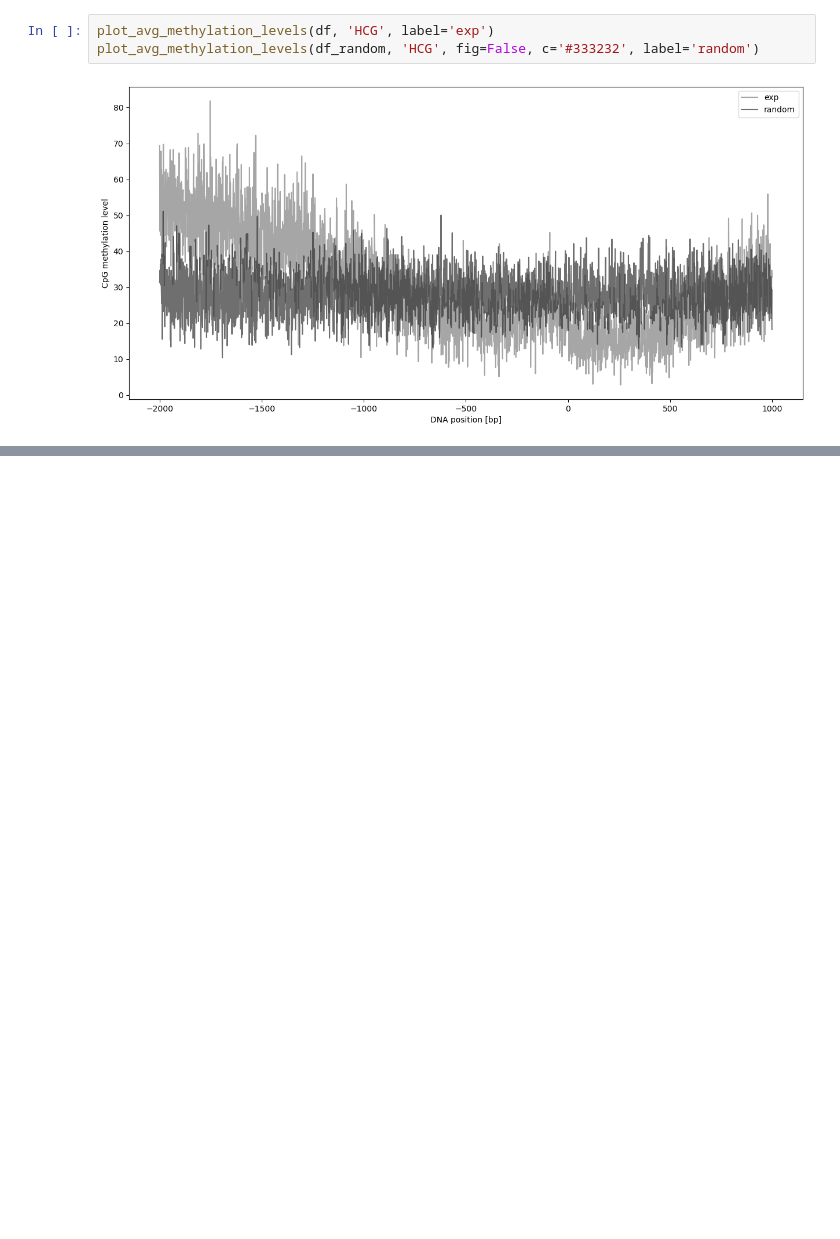
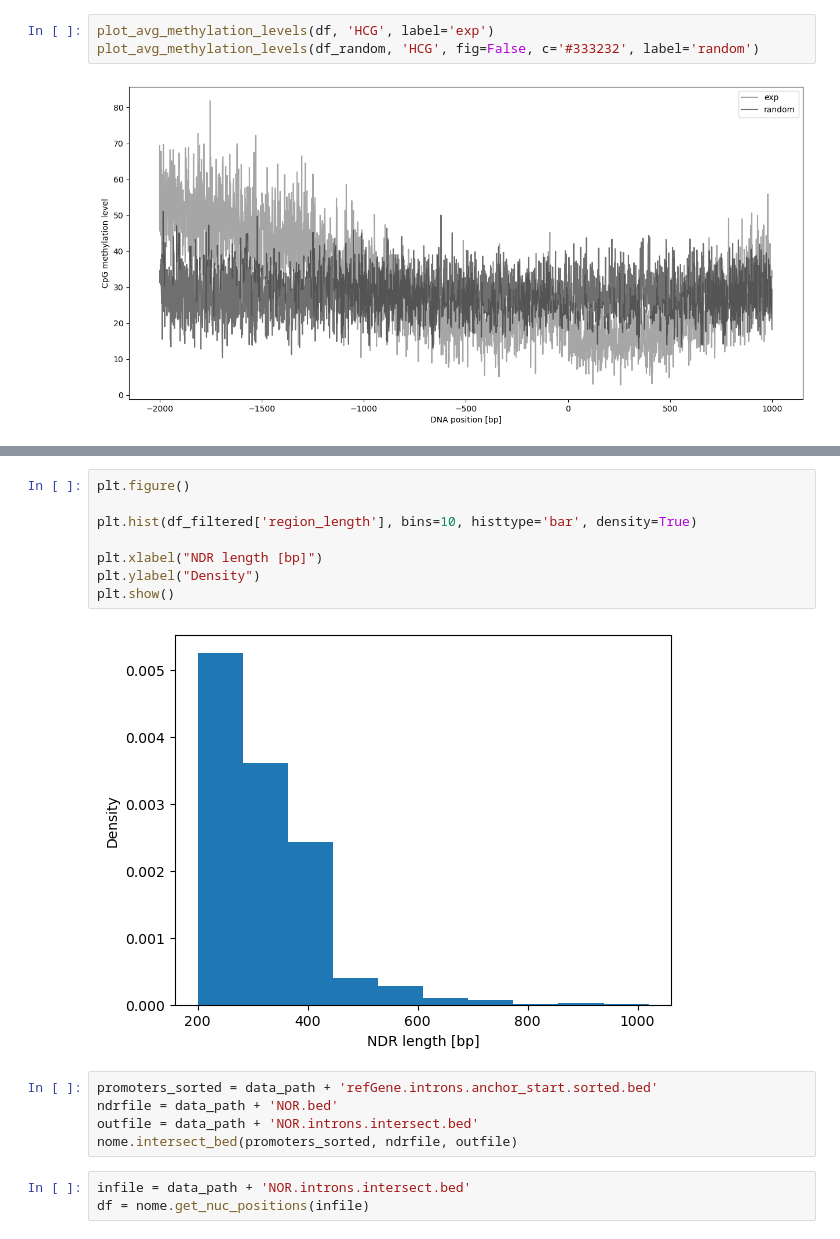
Before and after one commit to kevingeo11/DNA-Methylation-patterns, a Jupyter notebook: Codes/notebooks/introns_analysis.ipynb, the cells around one changed output, grey strips where cells are left out. Drawn from its saved outputs; the diff is of its cells as text; blank space fills up the shorter version.

```diff
--- a/Codes/notebooks/introns_analysis.ipynb
+++ b/Codes/notebooks/introns_analysis.ipynb
@@ -942,0 +1036,18 @@ plot_avg_methylation_levels(df_random, 'HCG', fig=False, c='#333232', label='ran
+# %%
+plt.figure()
+
+plt.hist(df_filtered['region_length'], bins=10, histtype='bar', density=True)
+
+plt.xlabel("NDR length [bp]")
+plt.ylabel("Density")
+plt.show()
+# %% [output]
+[figure, added]
+# %%
+promoters_sorted = data_path + 'refGene.introns.anchor_start.sorted.bed'
+ndrfile = data_path + 'NOR.bed'
+outfile = data_path + 'NOR.introns.intersect.bed'
+nome.intersect_bed(promoters_sorted, ndrfile, outfile)
+# %%
+infile = data_path + 'NOR.introns.intersect.bed'
+df = nome.get_nuc_positions(infile)
```
Also changed, not shown: parts of 56 cells of this notebook, 9 other files.
